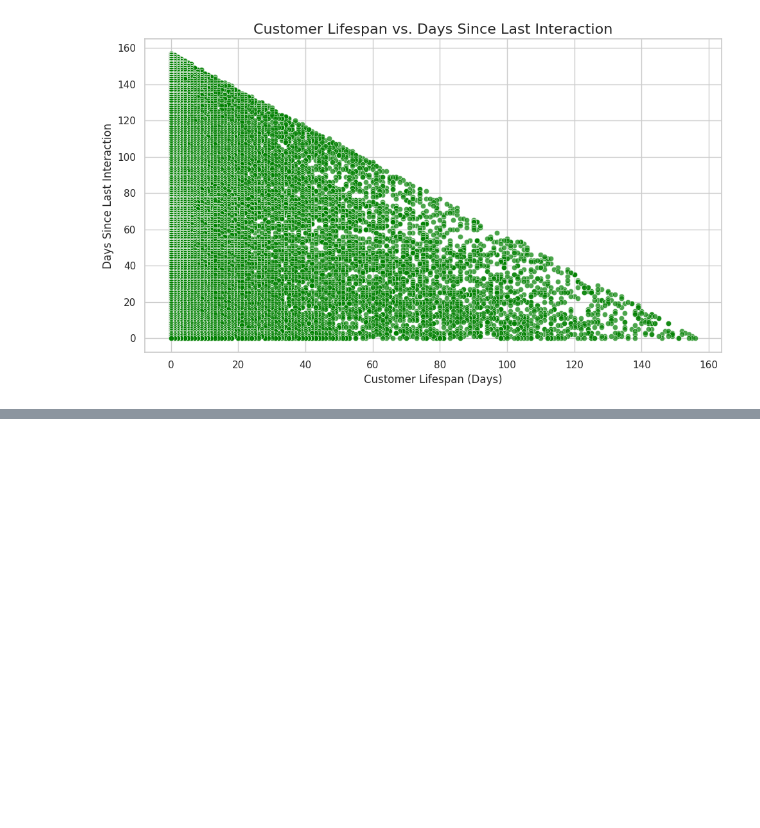
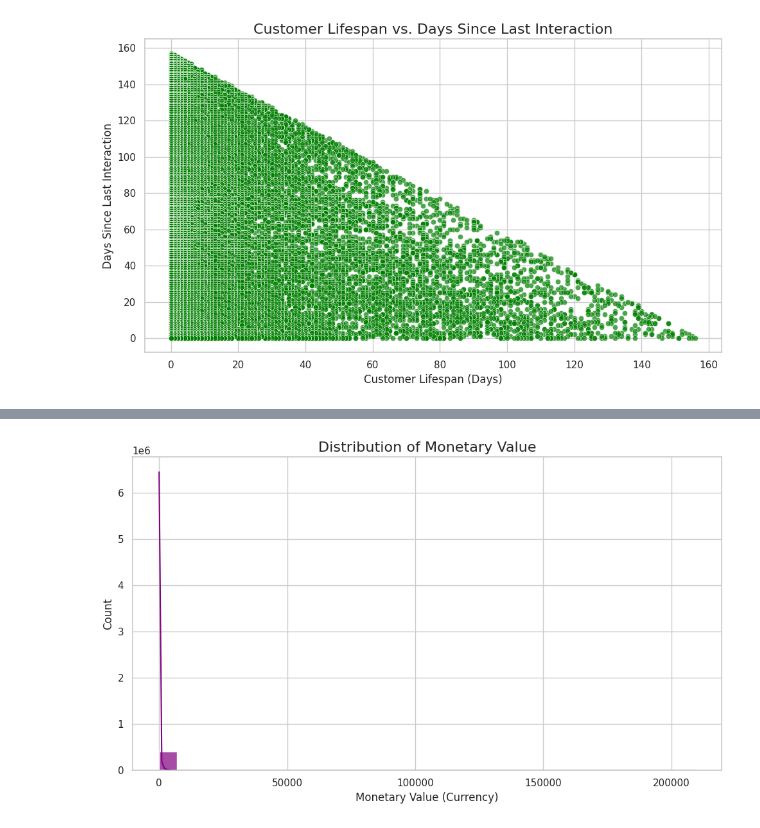
Before and after one commit to SSM11011/Predicting-User-Churn-for-an-E-commerce-Platform, a Jupyter notebook: EDA.ipynb, the cells around one changed output, grey strips where cells are left out. Saved outputs shown, nothing was run; the diff lists cells and outputs as text; code cells hidden in the pictures; blank space fills up the shorter version.

```diff
--- a/EDA.ipynb
+++ b/EDA.ipynb
@@ -184,0 +249,11 @@ plt.show()
+# %%
+# Visualization for 'monetary'
+plt.figure(figsize=(10, 6))
+sns.histplot(rfm['monetary'], bins=30, kde=True, color='purple', alpha=0.7)
+plt.title('Distribution of Monetary Value', fontsize=16)
+plt.xlabel('Monetary Value (Currency)', fontsize=12)
+plt.ylabel('Count', fontsize=12)
+plt.tight_layout()
+plt.show()
+# %% [output]
+[figure, added]
```
Also changed, not shown: parts of 4 cells of this notebook.
